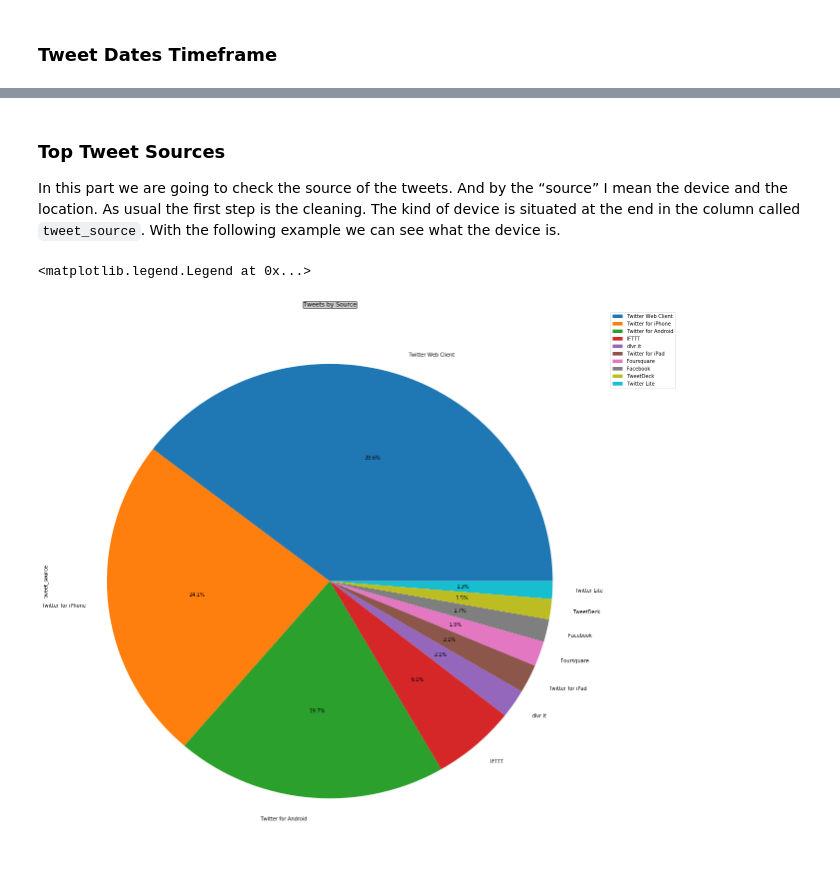
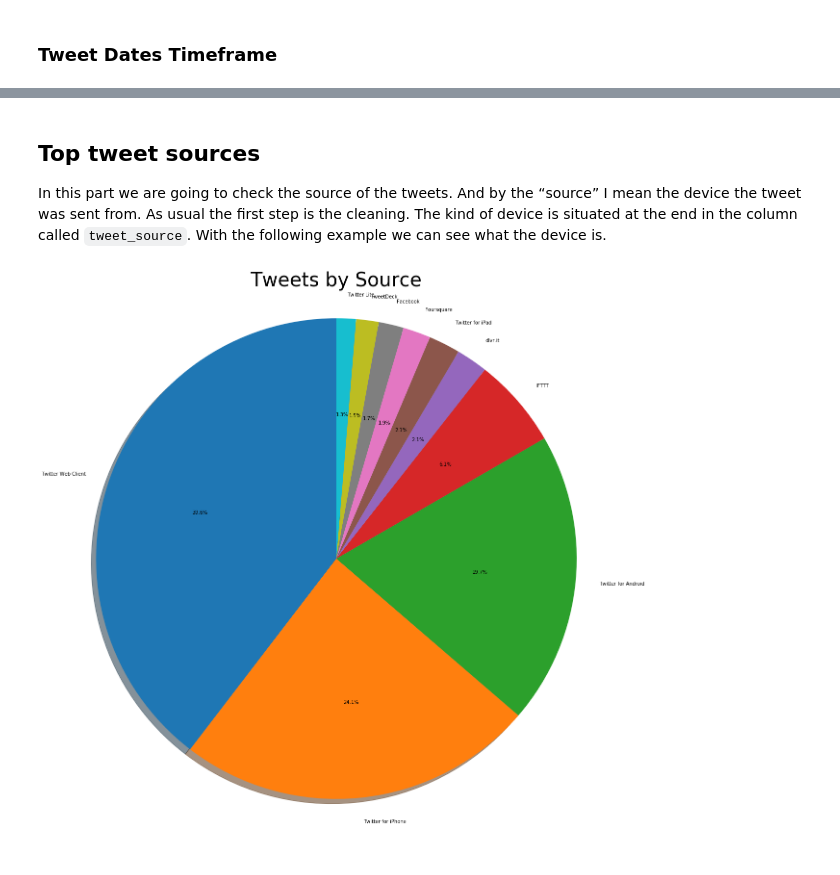
Before and after one commit to adamstueckrath/SyriaProject, a Jupyter notebook: web_scrapers/twitter_data_analysis_v2.ipynb, the cells around one changed output, grey strips where cells are left out. Saved outputs shown, nothing was run; the diff lists cells and outputs as text; code cells hidden in the pictures.

```diff
--- a/web_scrapers/twitter_data_analysis_v2.ipynb
+++ b/web_scrapers/twitter_data_analysis_v2.ipynb
@@ -404,15 +446,18 @@ tweet_dates_group_df.plot(kind="line", figsize=(20, 10))
 # %% [markdown]
-### Top Tweet Sources
-In this part we are going to check the source of the tweets. And by the “source” I mean the device and the location. As usual the first step is the cleaning. The kind of device is situated at the end in the column called `tweet_source`. With the following example we can see what the device is.
+## Top tweet sources
+In this part we are going to check the source of the tweets. And by the “source” I mean the device the tweet was sent from. As usual the first step is the cleaning. The kind of device is situated at the end in the column called `tweet_source`. With the following example we can see what the device is.
 # %%
 # get the top tweet sources
 tweets_by_source = tweets_no_rts_df['tweet_source'].value_counts()
 tweets_by_source = tweets_by_source.sort_values(ascending=False)[:10]
-# %%
-# plot the top tweet sources
-plt.title('Tweets by Source', bbox={'facecolor':'0.8', 'pad':0})
-tweets_by_source.plot(kind='pie', figsize=(20, 20), autopct='%1.1f%%', shadow=False)
-plt.legend(bbox_to_anchor=(1, 1))
-# %% [output]
-<matplotlib.legend.Legend at 0x...>
-[figure, removed]
+# %%
+# plot the top tweet sources
+fig, ax = plt.subplots(figsize=(20, 20))
+ax.pie(tweets_by_source, labels=tweets_by_source.index, autopct='%1.1f%%',
+        shadow=True, startangle=90)
+# Equal aspect ratio ensures that pie is drawn as a circle
+ax.axis('equal')
+plt.title('Tweets by Source', size = 40, y=1.02)
+plt.show()
+# %% [output]
+[figure, added]
```
Also changed, not shown: parts of 55 cells of this notebook, 1 other file.
